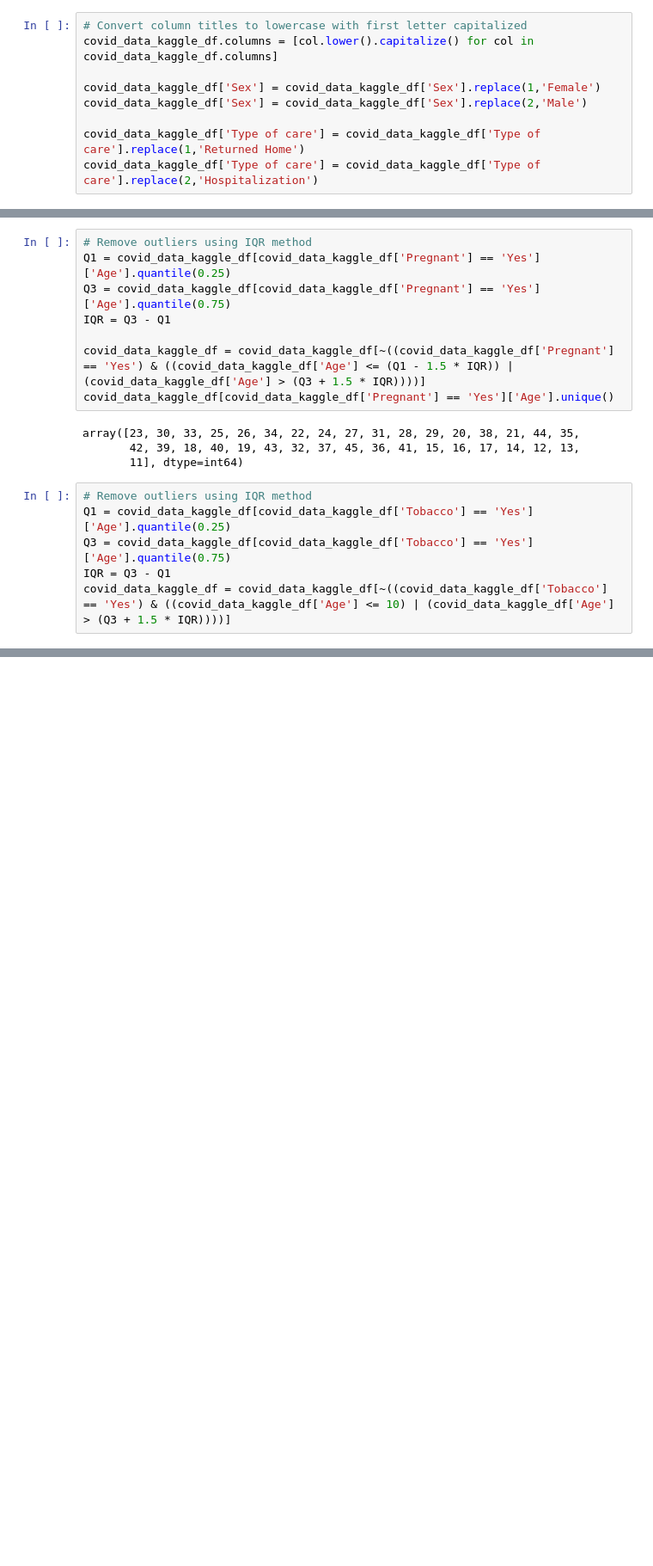
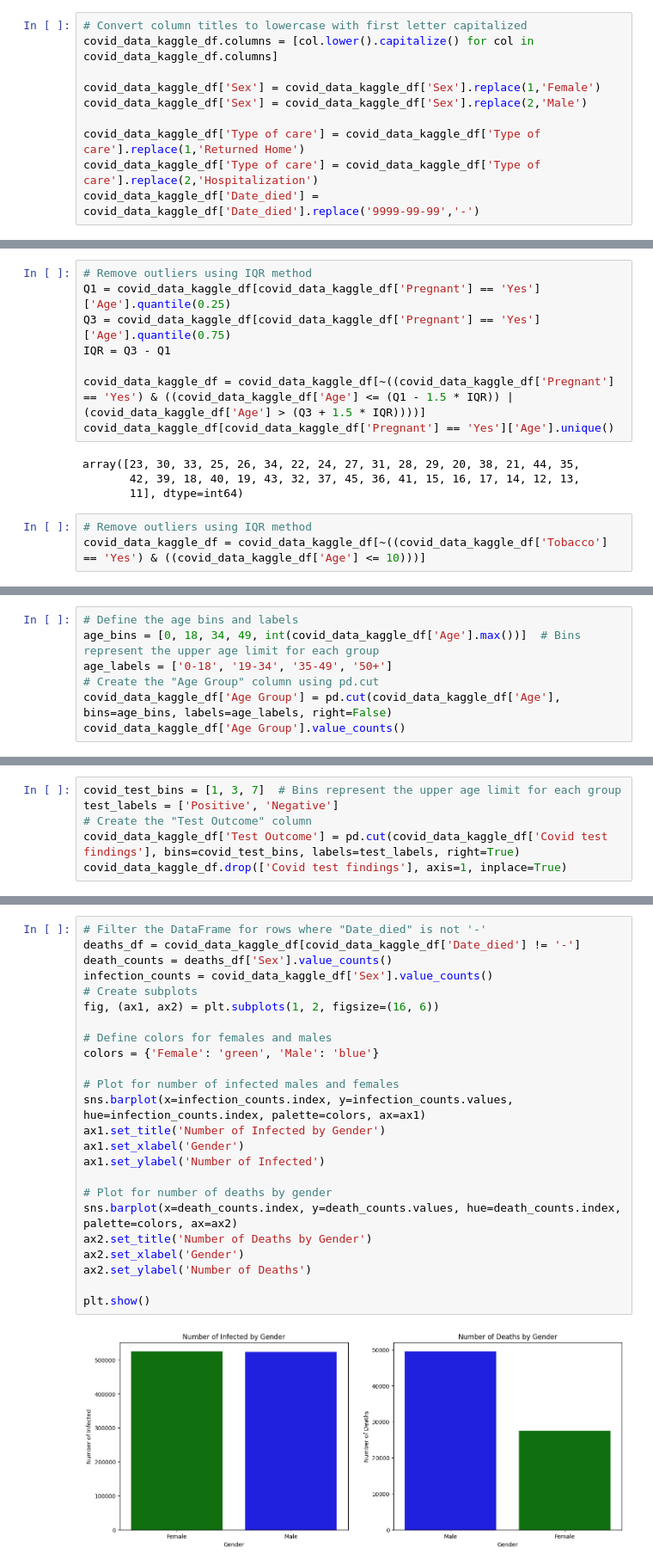
Before and after one commit to morkou/Healthcare, a Jupyter notebook: Cleaning/covid_datasets_cleaning.ipynb, the cells around one changed output, grey strips where cells are left out. Shown at 86% size. Cells and saved outputs as stored; diff of their text form; blank space fills up the shorter version.

```diff
--- a/Cleaning/covid_datasets_cleaning.ipynb
+++ b/Cleaning/covid_datasets_cleaning.ipynb
@@ -31,6 +31,7 @@ covid_data_kaggle_df['Sex'] = covid_data_kaggle_df['Sex'].replace(2,'Male')
 
 covid_data_kaggle_df['Type of care'] = covid_data_kaggle_df['Type of care'].replace(1,'Returned Home')
 covid_data_kaggle_df['Type of care'] = covid_data_kaggle_df['Type of care'].replace(2,'Hospitalization')
+covid_data_kaggle_df['Date_died'] = covid_data_kaggle_df['Date_died'].replace('9999-99-99','-')
 # %%
 exclude_columns = ['Age', 'Covid test findings']
 for col in covid_data_kaggle_df.columns:
@@ -104,7 +101,4 @@ array([23, 30, 33, 25, 26, 34, 22, 24, 27, 31, 28, 29, 20, 38, 21, 44, 35,
        11], dtype=int64)
 # %%
 # Remove outliers using IQR method
-Q1 = covid_data_kaggle_df[covid_data_kaggle_df['Tobacco'] == 'Yes']['Age'].quantile(0.25)
-Q3 = covid_data_kaggle_df[covid_data_kaggle_df['Tobacco'] == 'Yes']['Age'].quantile(0.75)
-IQR = Q3 - Q1
-covid_data_kaggle_df = covid_data_kaggle_df[~((covid_data_kaggle_df['Tobacco'] == 'Yes') & ((covid_data_kaggle_df['Age'] <= 10) | (covid_data_kaggle_df['Age'] > (Q3 + 1.5 * IQR))))]
+covid_data_kaggle_df = covid_data_kaggle_df[~((covid_data_kaggle_df['Tobacco'] == 'Yes') & ((covid_data_kaggle_df['Age'] <= 10)))]
@@ -112,0 +105,7 @@ covid_data_kaggle_df = covid_data_kaggle_df[~((covid_data_kaggle_df['Tobacco'] =
+# %%
+# Define the age bins and labels
+age_bins = [0, 18, 34, 49, int(covid_data_kaggle_df['Age'].max())]  # Bins represent the upper age limit for each group
+age_labels = ['0-18', '19-34', '35-49', '50+']
+# Create the "Age Group" column using pd.cut
+covid_data_kaggle_df['Age Group'] = pd.cut(covid_data_kaggle_df['Age'], bins=age_bins, labels=age_labels, right=False)
+covid_data_kaggle_df['Age Group'].value_counts()
@@ -112,0 +119,6 @@ covid_data_kaggle_df = covid_data_kaggle_df[~((covid_data_kaggle_df['Tobacco'] =
+# %%
+covid_test_bins = [1, 3, 7]  # Bins represent the upper age limit for each group
+test_labels = ['Positive', 'Negative']
+# Create the "Test Outcome" column
+covid_data_kaggle_df['Test Outcome'] = pd.cut(covid_data_kaggle_df['Covid test findings'], bins=covid_test_bins, labels=test_labels, right=True)
+covid_data_kaggle_df.drop(['Covid test findings'], axis=1, inplace=True)
@@ -112,0 +133,26 @@ covid_data_kaggle_df = covid_data_kaggle_df[~((covid_data_kaggle_df['Tobacco'] =
+# %%
+# Filter the DataFrame for rows where "Date_died" is not '-'
+deaths_df = covid_data_kaggle_df[covid_data_kaggle_df['Date_died'] != '-']
+death_counts = deaths_df['Sex'].value_counts()
+infection_counts = covid_data_kaggle_df['Sex'].value_counts()
+# Create subplots
+fig, (ax1, ax2) = plt.subplots(1, 2, figsize=(16, 6))
+
+# Define colors for females and males
+colors = {'Female': 'green', 'Male': 'blue'}
+
+# Plot for number of infected males and females
+sns.barplot(x=infection_counts.index, y=infection_counts.values, hue=infection_counts.index, palette=colors, ax=ax1)
+ax1.set_title('Number of Infected by Gender')
+ax1.set_xlabel('Gender')
+ax1.set_ylabel('Number of Infected')
+
+# Plot for number of deaths by gender
+sns.barplot(x=death_counts.index, y=death_counts.values, hue=death_counts.index, palette=colors, ax=ax2)
+ax2.set_title('Number of Deaths by Gender')
+ax2.set_xlabel('Gender')
+ax2.set_ylabel('Number of Deaths')
+
+plt.show()
+# %% [output]
+[figure, added]
```
Also changed, not shown: parts of 7 cells of this notebook.
